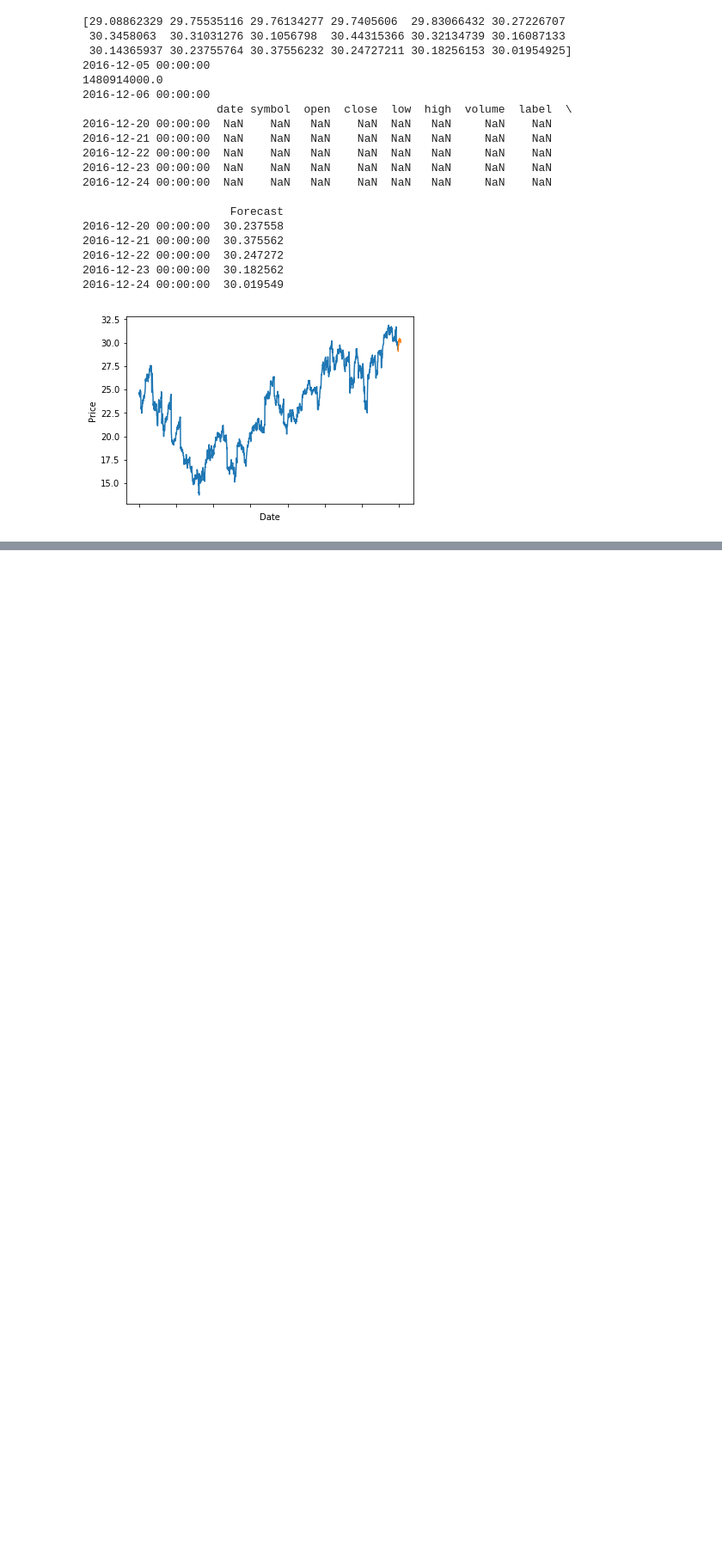
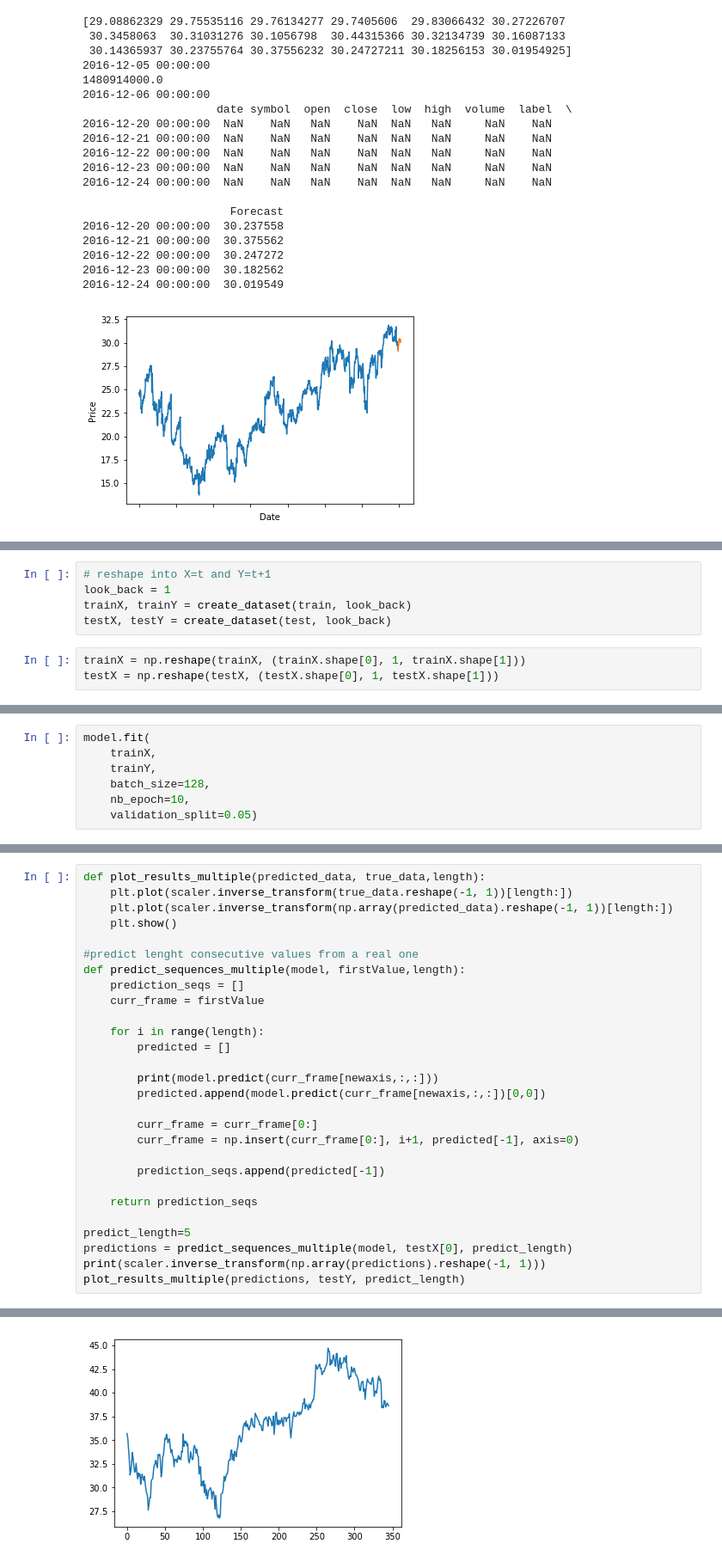
Before and after one commit to MR-NISHANK/stock_prediction, a Jupyter notebook: stock_prediction.ipynb, the cells around one changed output, grey strips where cells are left out. Shown at 86% size. Cells and saved outputs as stored; diff of their text form; blank space fills up the shorter version.

```diff
--- a/stock_prediction.ipynb
+++ b/stock_prediction.ipynb
@@ -152,0 +184,8 @@ plt.show()
+# %%
+# reshape into X=t and Y=t+1
+look_back = 1
+trainX, trainY = create_dataset(train, look_back)
+testX, testY = create_dataset(test, look_back)
+# %%
+trainX = np.reshape(trainX, (trainX.shape[0], 1, trainX.shape[1]))
+testX = np.reshape(testX, (testX.shape[0], 1, testX.shape[1]))
@@ -152,0 +216,7 @@ plt.show()
+# %%
+model.fit(
+    trainX,
+    trainY,
+    batch_size=128,
+    nb_epoch=10,
+    validation_split=0.05)
@@ -152,0 +242,29 @@ plt.show()
+# %%
+def plot_results_multiple(predicted_data, true_data,length):
+    plt.plot(scaler.inverse_transform(true_data.reshape(-1, 1))[length:])
+    plt.plot(scaler.inverse_transform(np.array(predicted_data).reshape(-1, 1))[length:])
+    plt.show()
+
+#predict lenght consecutive values from a real one
+def predict_sequences_multiple(model, firstValue,length):
+    prediction_seqs = []
+    curr_frame = firstValue
+
+    for i in range(length):
+        predicted = []
+
+        print(model.predict(curr_frame[newaxis,:,:]))
+        predicted.append(model.predict(curr_frame[newaxis,:,:])[0,0])
+
+        curr_frame = curr_frame[0:]
+        curr_frame = np.insert(curr_frame[0:], i+1, predicted[-1], axis=0)
+
+        prediction_seqs.append(predicted[-1])
+
+    return prediction_seqs
+
+predict_length=5
+predictions = predict_sequences_multiple(model, testX[0], predict_length)
+print(scaler.inverse_transform(np.array(predictions).reshape(-1, 1)))
+plot_results_multiple(predictions, testY, predict_length)
+# %% [output]
@@ -152,0 +281 @@ plt.show()
+[figure, added]
```
Also changed, not shown: parts of 33 cells of this notebook.
